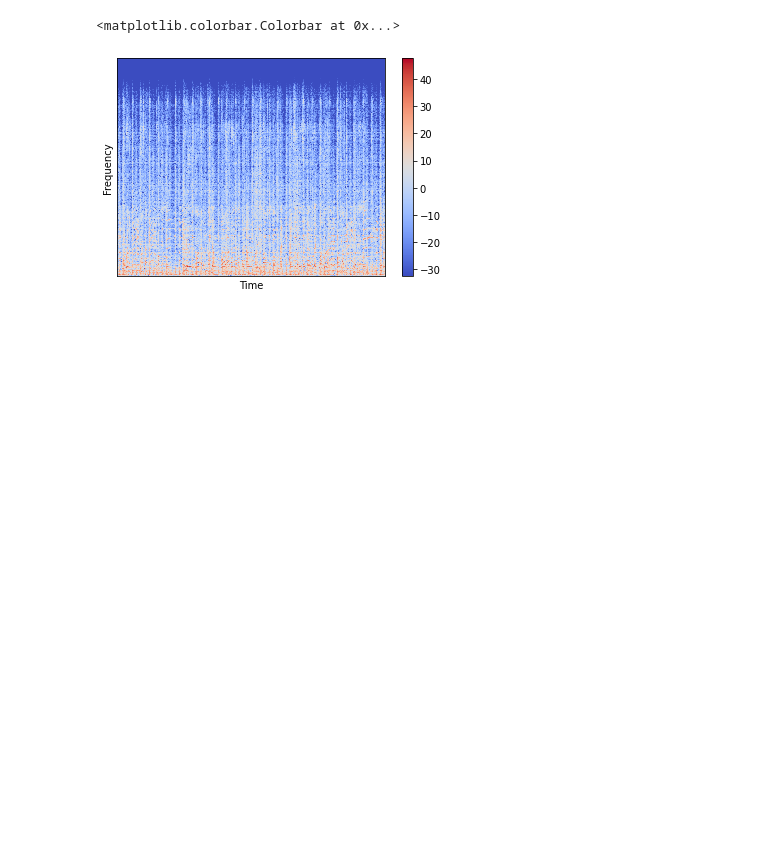
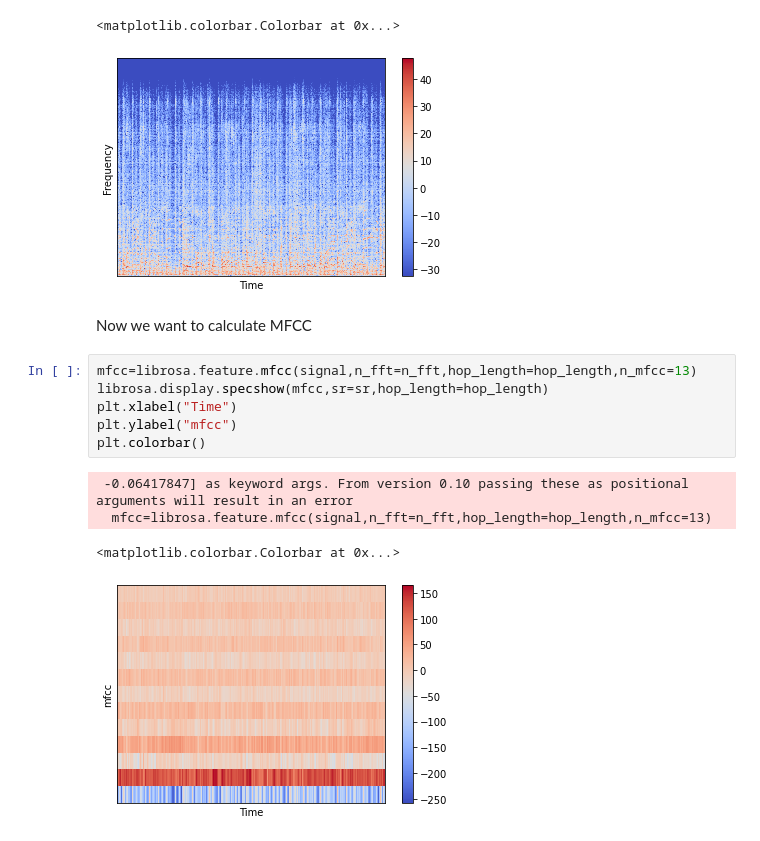
Before and after one commit to touseefashraf/dl_for_audio, a Jupyter notebook: preprocessing audio for DL.ipynb, the cells around one changed output. Cells and saved outputs as stored; diff of their text form; blank space fills up the shorter version.

Commit message:
mfcc

```diff
--- a/preprocessing audio for DL.ipynb
+++ b/preprocessing audio for DL.ipynb
@@ -68,3 +68,16 @@ plt.colorbar()
 # %% [output]
 <matplotlib.colorbar.Colorbar at 0x...>
 [figure]
+# %% [markdown]
+Now we want to calculate MFCC
+# %%
+mfcc=librosa.feature.mfcc(signal,n_fft=n_fft,hop_length=hop_length,n_mfcc=13)
+librosa.display.specshow(mfcc,sr=sr,hop_length=hop_length)
+plt.xlabel("Time")
+plt.ylabel("mfcc")
+plt.colorbar()
+# %% [output]
+ -0.06417847] as keyword args. From version 0.10 passing these as positional arguments will result in an error
+  mfcc=librosa.feature.mfcc(signal,n_fft=n_fft,hop_length=hop_length,n_mfcc=13)
+<matplotlib.colorbar.Colorbar at 0x...>
+[figure, added]
```
